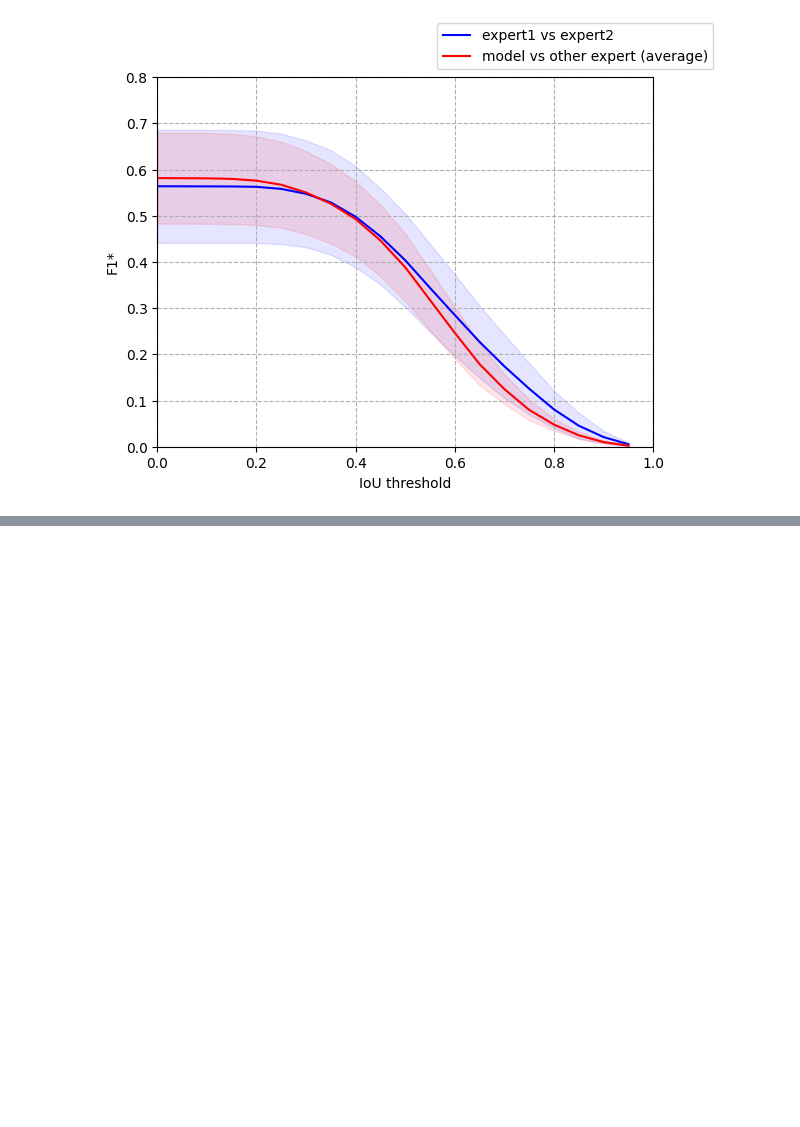
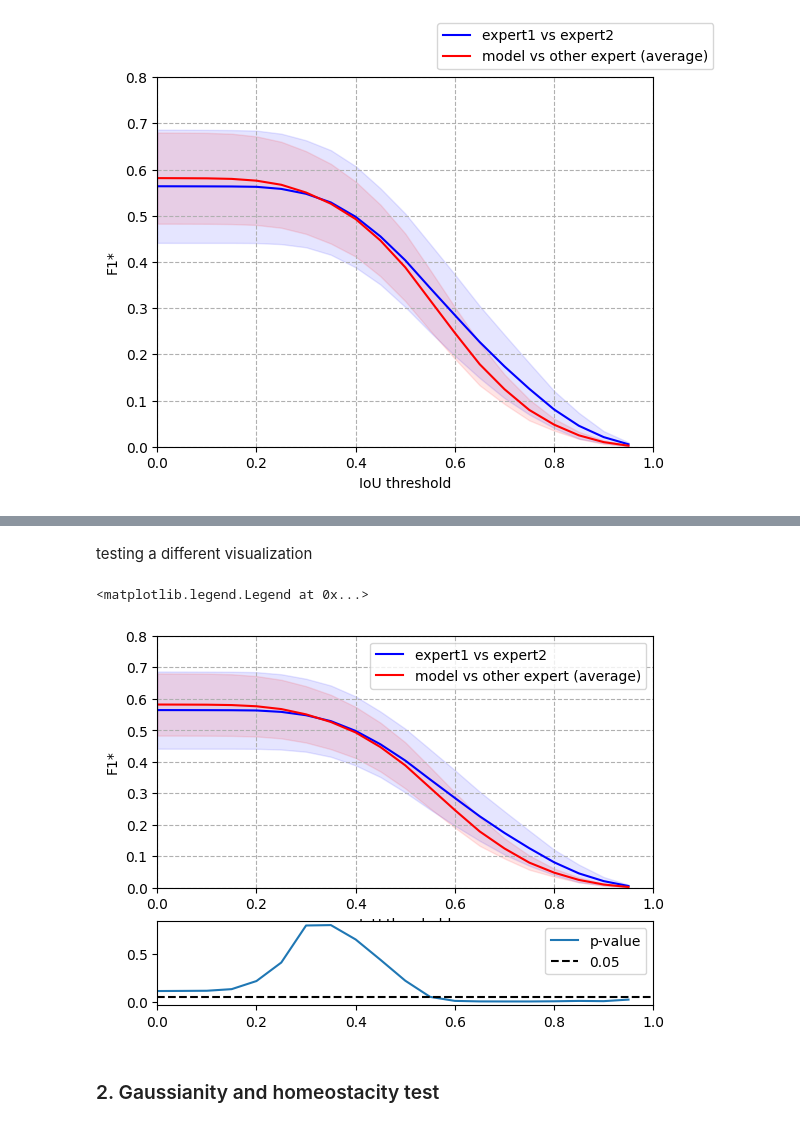
Before and after one commit to quiquegurdiel/SpinCo, a Jupyter notebook: Experiment007_interpredictability.ipynb, the cells around one changed output, grey strips where cells are left out. Cells and saved outputs as stored; diff of their text form; code cells hidden in the pictures; blank space fills up the shorter version.

```diff
--- a/Experiment007_interpredictability.ipynb
+++ b/Experiment007_interpredictability.ipynb
@@ -644,0 +733,24 @@ fig.legend(['expert1 vs expert2','model vs other expert (average)'])
+# %% [markdown]
+testing a different visualization
+# %%
+fig, ax = plt.subplots(2,1,gridspec_kw={'height_ratios': [3, 1]})
+ax[0].grid(linestyle='--')
+ax[0].plot(sampleIoUs,np.mean(sampleF1_0,1),color='b')
+ax[0].plot(sampleIoUs,np.mean(sampleF1_3,1),color='r')
+ax[0].fill_between(sampleIoUs, np.mean(sampleF1_0,1)-1*np.std(sampleF1_0,1), np.mean(sampleF1_0,1)+1*np.std(sampleF1_0,1), color='b', alpha=.1)
+ax[0].fill_between(sampleIoUs, np.mean(sampleF1_3,1)-1*np.std(sampleF1_3,1), np.mean(sampleF1_3,1)+1*np.std(sampleF1_3,1), color='r', alpha=.1)
+ax[0].set_xlim([0, 1])
+ax[0].set_ylim([0,0.8])
+ax[0].set_xlabel('IoU threshold')
+ax[0].set_ylabel('F1*')
+ax[0].legend(['expert1 vs expert2','model vs other expert (average)'])
+
+ax[1].set_xlim([0,1])
+ax[1].plot(sampleIoUs,pvalues_3)
+ax[1].hlines(0.05,0,1,linestyles='--',colors='k')
+ax[1].legend(['p-value','0.05'])
+# %% [output]
+<matplotlib.legend.Legend at 0x...>
+[figure, added]
+# %% [markdown]
+### 2. Gaussianity and homeostacity test
```
Also changed, not shown: parts of 31 cells of this notebook.
